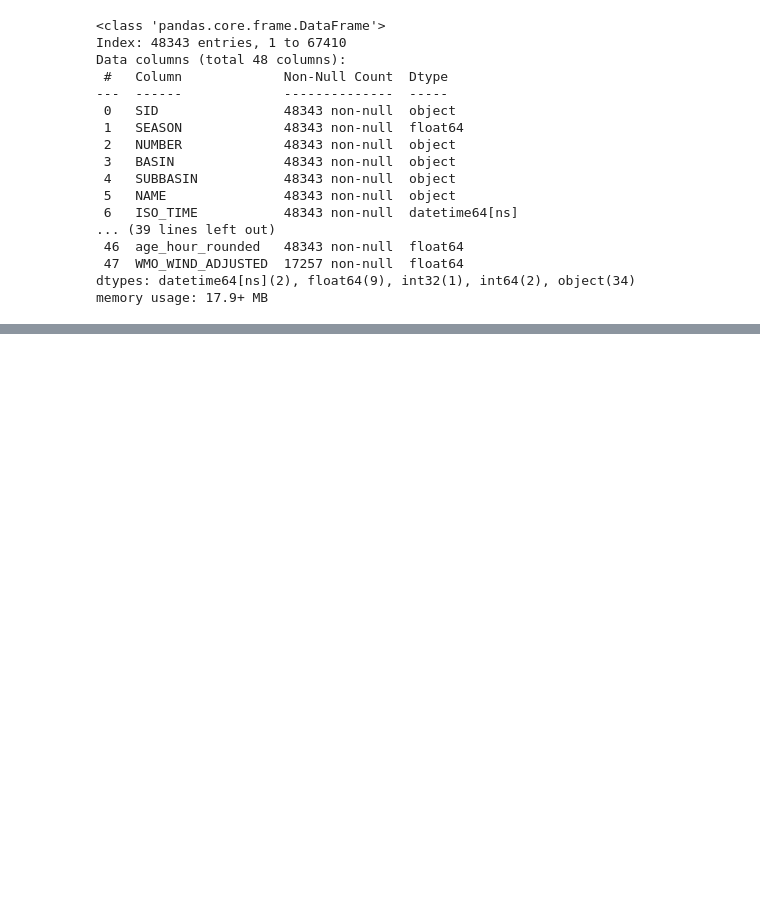
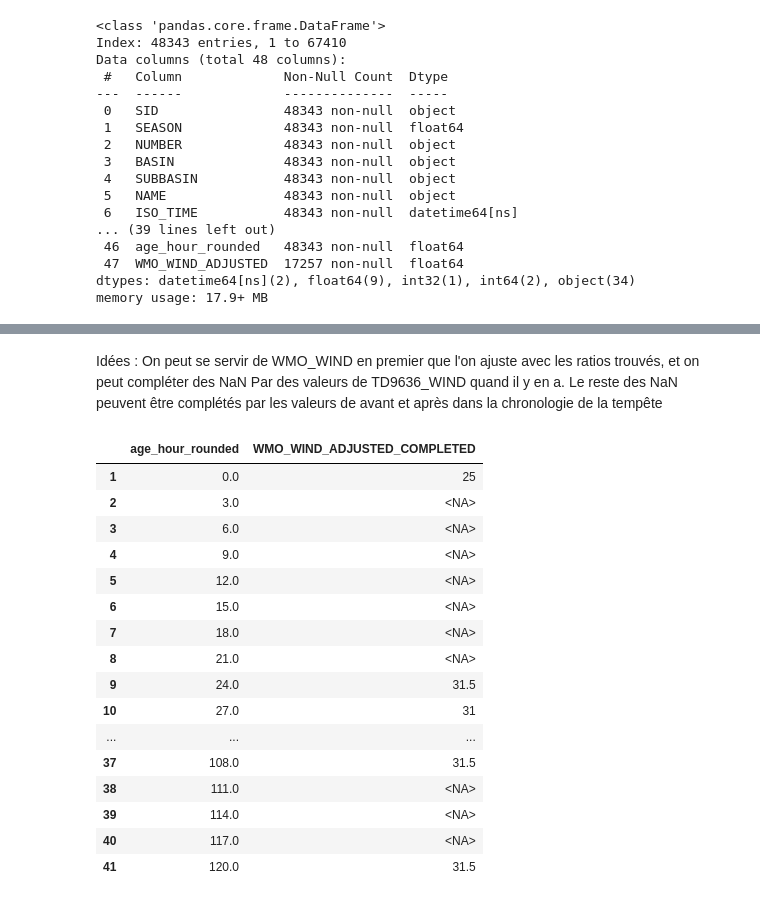
Before and after one commit to 1leolem1/Tropical-Cyclone-Strength-Prediction, a Jupyter notebook: EDA_Paul.ipynb, the cells around one changed output, grey strips where cells are left out. Drawn from its saved outputs; the diff is of its cells as text; code cells hidden in the pictures; blank space fills up the shorter version.

```diff
--- a/EDA_Paul.ipynb
+++ b/EDA_Paul.ipynb
@@ -849,0 +852,27 @@ array([<NA>, 'wellington', 'bom', 'reunion', 'cphc', 'tokyo',
+# %% [markdown]
+Idées : On peut se servir de WMO_WIND en premier que l'on ajuste avec les ratios trouvés, et on peut compléter des NaN Par des valeurs de TD9636_WIND quand il y en a.
+Le reste des NaN peuvent être complétés par les valeurs de avant et après dans la chronologie de la tempête
+# %%
+# Exécution de l'idée
+
+df['WMO_WIND_ADJUSTED_COMPLETED'] = df['WMO_WIND_ADJUSTED'].fillna(df['TD9636_WIND'])
+# %%
+df.loc[df["SID"] == "1980001S13173",["age_hour_rounded","WMO_WIND_ADJUSTED_COMPLETED"]]
+# %% [output]
+|  | age_hour_rounded | WMO_WIND_ADJUSTED_COMPLETED |
+| 1 | 0.0 | 25 |
+| 2 | 3.0 | <NA> |
+| 3 | 6.0 | <NA> |
+| 4 | 9.0 | <NA> |
+| 5 | 12.0 | <NA> |
+| 6 | 15.0 | <NA> |
+| 7 | 18.0 | <NA> |
+| 8 | 21.0 | <NA> |
+| 9 | 24.0 | 31.5 |
+| 10 | 27.0 | 31 |
+| ... | ... | ... |
+| 37 | 108.0 | 31.5 |
+| 38 | 111.0 | <NA> |
+| 39 | 114.0 | <NA> |
+| 40 | 117.0 | <NA> |
+| 41 | 120.0 | 31.5 |
```
Also changed, not shown: parts of 16 cells of this notebook.
